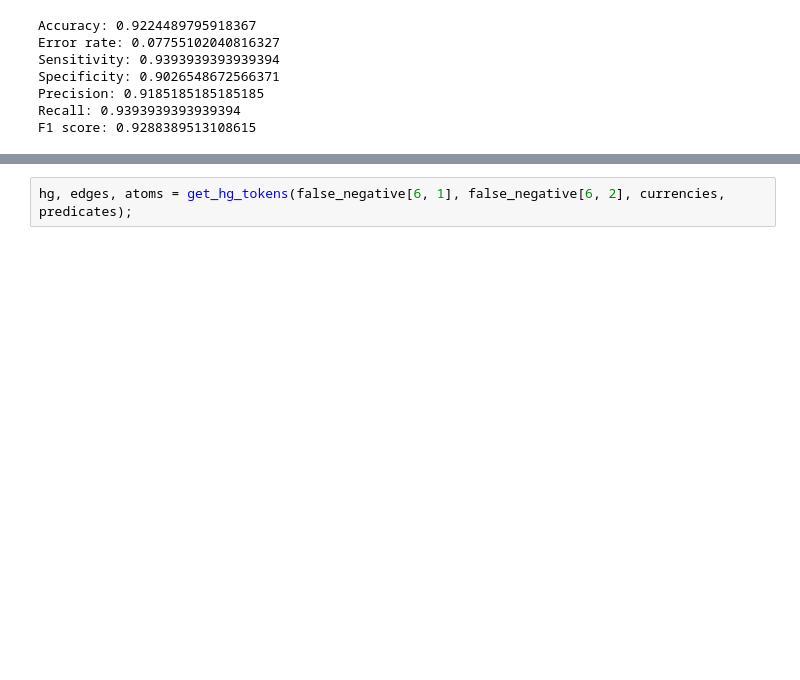
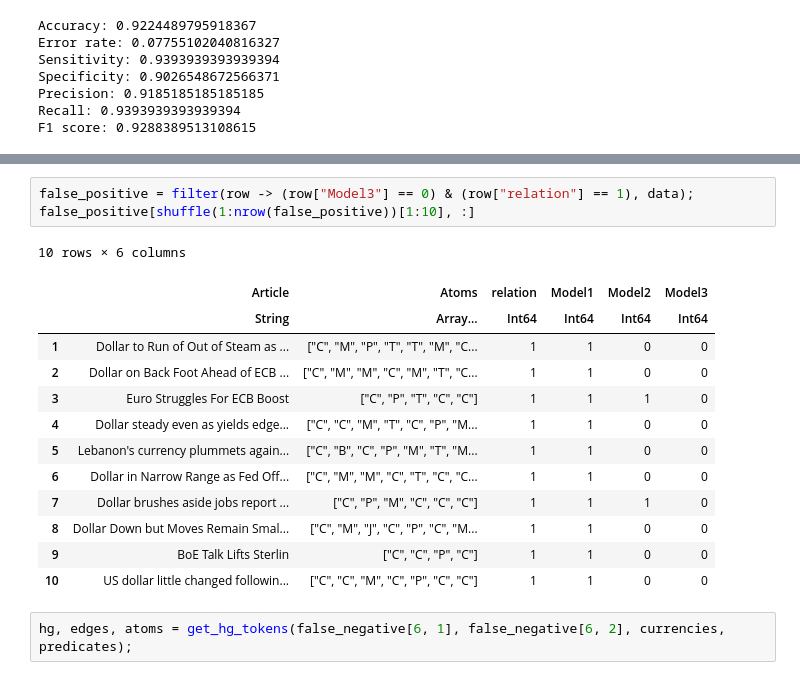
Before and after one commit to fmordarski/semantic_hypergraphs_nlp, a Jupyter notebook: second_stage.ipynb, the cells around one changed output, grey strips where cells are left out. Cells and saved outputs as stored; diff of their text form; blank space fills up the shorter version.

```diff
--- a/second_stage.ipynb
+++ b/second_stage.ipynb
@@ -333,3 +366,20 @@ false_negative = filter(row -> (row["Model3"] == 1) & (row["relation"] == 0), da
+# %%
+false_positive = filter(row -> (row["Model3"] == 0) & (row["relation"] == 1), data);
+false_positive[shuffle(1:nrow(false_positive))[1:10], :]
+# %% [output]
+10 rows × 6 columns
+|  | Article | Atoms | relation | Model1 | Model2 | Model3 |
+|  | String | Array… | Int64 | Int64 | Int64 | Int64 |
+| 1 | Dollar to Run of Out of Steam as ... | ["C", "M", "P", "T", "T", "M", "C... | 1 | 1 | 0 | 0 |
+| 2 | Dollar on Back Foot Ahead of ECB ... | ["C", "M", "M", "C", "M", "T", "C... | 1 | 1 | 0 | 0 |
+| 3 | Euro Struggles For ECB Boost | ["C", "P", "T", "C", "C"] | 1 | 1 | 1 | 0 |
+| 4 | Dollar steady even as yields edge... | ["C", "C", "M", "T", "C", "P", "M... | 1 | 1 | 0 | 0 |
+| 5 | Lebanon's currency plummets again... | ["C", "B", "C", "P", "M", "T", "M... | 1 | 1 | 0 | 0 |
+| 6 | Dollar in Narrow Range as Fed Off... | ["C", "M", "M", "C", "T", "C", "C... | 1 | 1 | 0 | 0 |
+| 7 | Dollar brushes aside jobs report ... | ["C", "P", "M", "C", "C", "C"] | 1 | 1 | 1 | 0 |
+| 8 | Dollar Down but Moves Remain Smal... | ["C", "M", "J", "C", "P", "C", "M... | 1 | 1 | 0 | 0 |
+| 9 | BoE Talk Lifts Sterlin | ["C", "C", "P", "C"] | 1 | 1 | 0 | 0 |
+| 10 | US dollar little changed followin... | ["C", "C", "M", "C", "P", "C", "C"] | 1 | 1 | 0 | 0 |
 # %%
 hg, edges, atoms = get_hg_tokens(false_negative[6, 1], false_negative[6, 2], currencies, predicates);
 # %%
```
Also changed, not shown: parts of 7 cells of this notebook.
